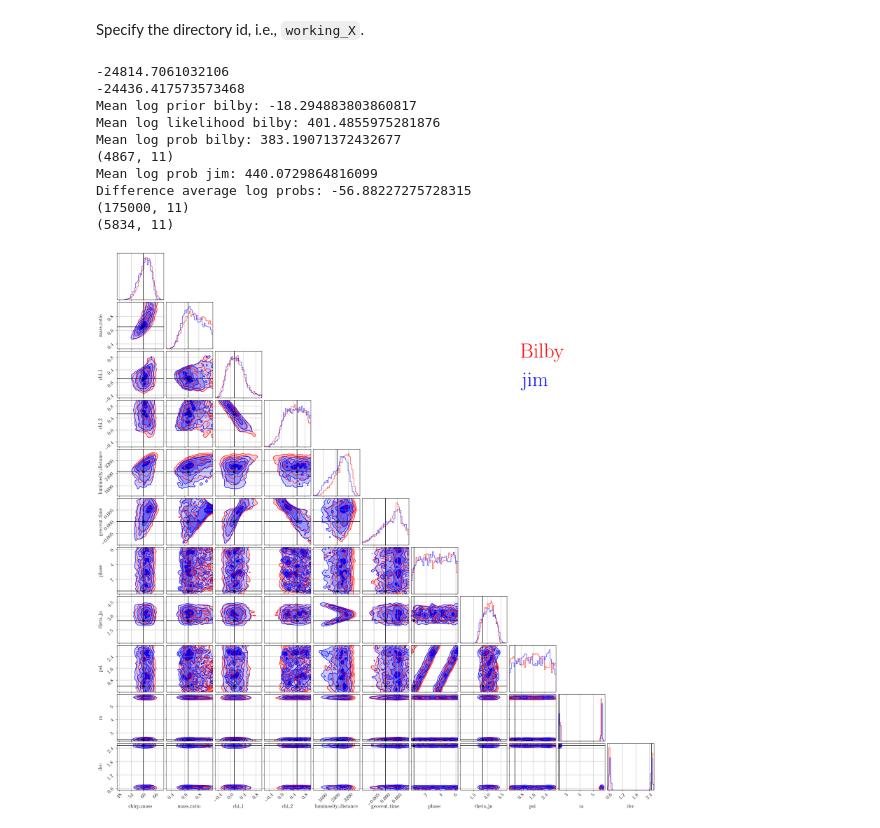
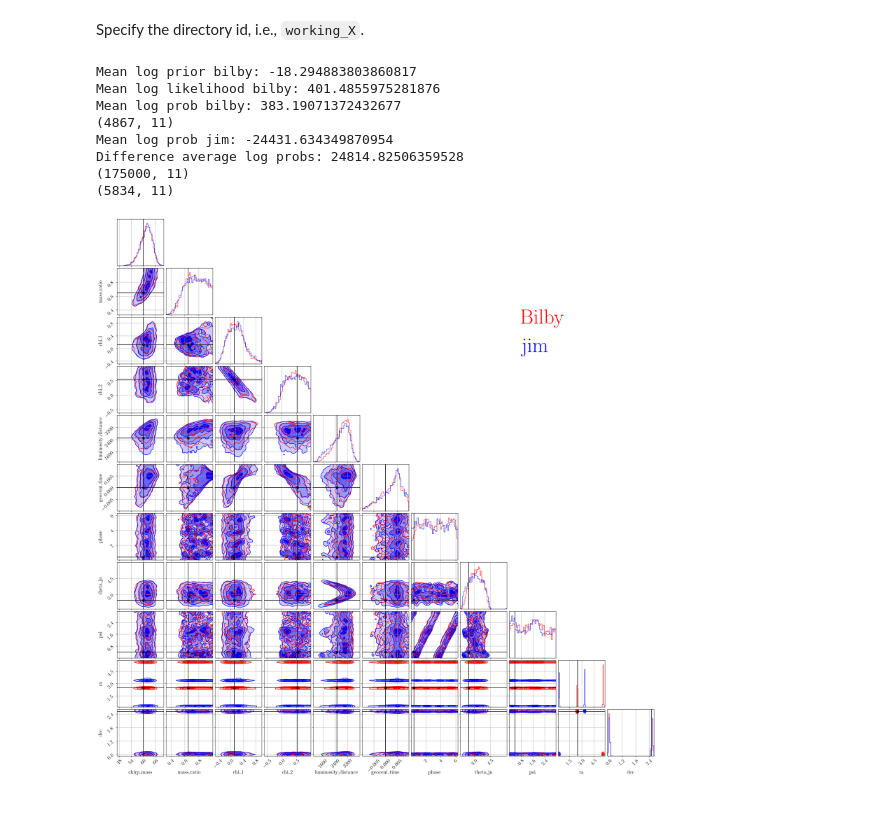
Before and after one commit to ThibeauWouters/jim_meets_harmonic, a Jupyter notebook: 11d_runs/compare_cornerplots.ipynb, the cells around one changed output. Cells and saved outputs as stored; diff of their text form; code cells hidden in the pictures.

```diff
--- a/11d_runs/compare_cornerplots.ipynb
+++ b/11d_runs/compare_cornerplots.ipynb
@@ -100,7 +100,7 @@ with h5py.File(bilby_results_file, 'r') as f:
 print(np.shape(bilby_posterior))
 
 ### Load jim
-jim_outdir = os.path.join(outdir, 'jim') # TODO: move!
+jim_outdir = os.path.join(outdir, 'jim_from_bilby') # TODO: move!
 
 jim_file = os.path.join(jim_outdir, 'results_production.npz')
 jim_posterior = np.load(jim_file)["chains"]
@@ -122,35 +122,33 @@ colors_dict = {"bilby": "red", "jim": "blue"}
 
 for i, key in enumerate(["bilby", "jim"]):
     samples = samples_dict[key]
     color = colors_dict[key]
 
     corner_kwargs = copy.deepcopy(default_corner_kwargs)
     corner_kwargs["color"] = color
     corner_kwargs["hist_kwargs"] = {"color": color, "density": True}
     if i == 0:
         fig =  corner.corner(bilby_posterior, truths=truths, labels=bilby_keys, **corner_kwargs)
     else:
         corner.corner(jim_posterior, fig=fig, **corner_kwargs)
 
 fs = 64
 plt.text(0.75, 0.8, "Bilby", color="red", fontsize=fs, transform=plt.gcf().transFigure)
 plt.text(0.75, 0.75, "jim", color="blue", fontsize=fs, transform=plt.gcf().transFigure)
 
 # Save the figure
 if no_RB:
     plt.savefig(os.path.join(outdir, "comparison_corner_no_RB.png"), bbox_inches = 'tight')
 else:
     plt.savefig(os.path.join(outdir, "comparison_corner.png"), bbox_inches = 'tight')
 plt.show()
 # %% [output]
--24814.7061032106
--24436.417573573468
 Mean log prior bilby: -18.294883803860817
 Mean log likelihood bilby: 401.4855975281876
 Mean log prob bilby: 383.19071372432677
 (4867, 11)
-Mean log prob jim: 440.0729864816099
-Difference average log probs: -56.88227275728315
+Mean log prob jim: -24431.634349870954
+Difference average log probs: 24814.82506359528
 (175000, 11)
 (5834, 11)
-[figure, old version]
+[figure, new version]
```
Also changed, not shown: 25 other files.
